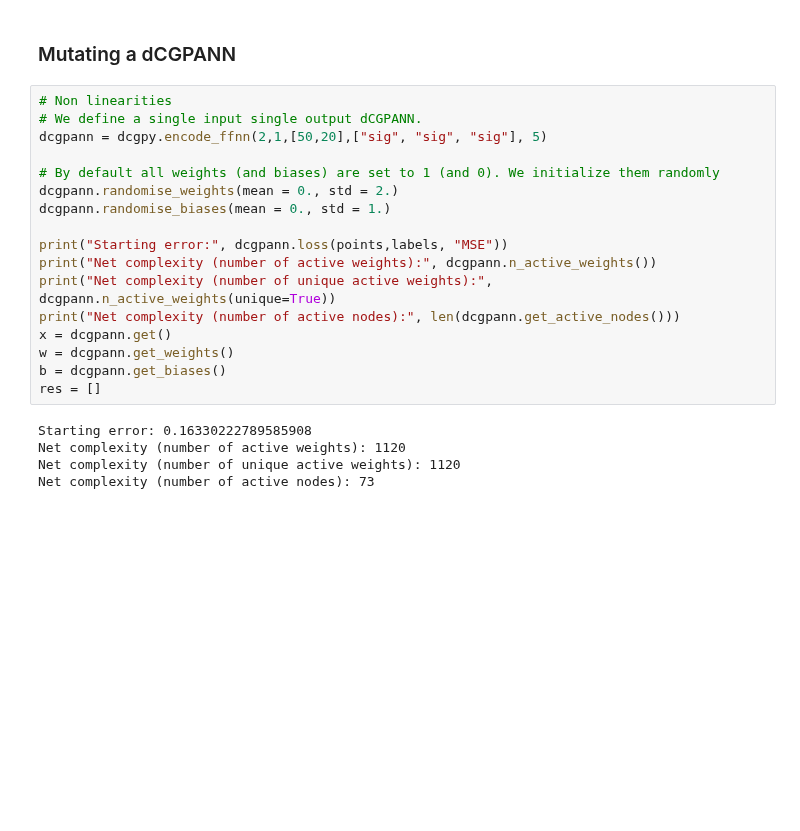
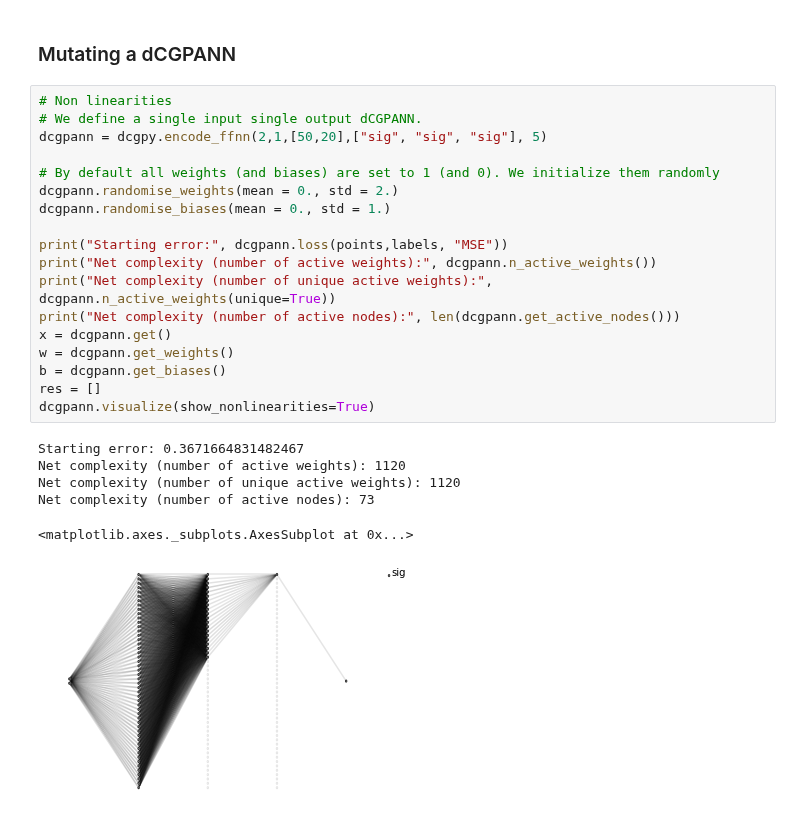
Before and after one commit to darioizzo/dcgp, a Jupyter notebook: doc/sphinx/notebooks/sandbox_regression2-Copy1.ipynb, the cells around one changed output. Saved outputs shown, nothing was run; the diff lists cells and outputs as text; blank space fills up the shorter version.

```diff
--- a/doc/sphinx/notebooks/sandbox_regression2-Copy1.ipynb
+++ b/doc/sphinx/notebooks/sandbox_regression2-Copy1.ipynb
@@ -57,25 +57,28 @@ _ = plt.title("function to be learned")
 # %%
 # Non linearities
 # We define a single input single output dCGPANN.
 dcgpann = dcgpy.encode_ffnn(2,1,[50,20],["sig", "sig", "sig"], 5)
 
 # By default all weights (and biases) are set to 1 (and 0). We initialize them randomly
 dcgpann.randomise_weights(mean = 0., std = 2.)
 dcgpann.randomise_biases(mean = 0., std = 1.)
 
 print("Starting error:", dcgpann.loss(points,labels, "MSE"))
 print("Net complexity (number of active weights):", dcgpann.n_active_weights())
 print("Net complexity (number of unique active weights):", dcgpann.n_active_weights(unique=True))
 print("Net complexity (number of active nodes):", len(dcgpann.get_active_nodes()))
 x = dcgpann.get()
 w = dcgpann.get_weights()
 b = dcgpann.get_biases()
 res = []
+dcgpann.visualize(show_nonlinearities=True)
 # %% [output]
-Starting error: 0.16330222789585908
+Starting error: 0.3671664831482467
 Net complexity (number of active weights): 1120
 Net complexity (number of unique active weights): 1120
 Net complexity (number of active nodes): 73
+<matplotlib.axes._subplots.AxesSubplot at 0x...>
+[figure, added]
 # %%
 # We show the effect of mutations
 n_mutations = 100
```
Also changed, not shown: parts of 12 cells of this notebook, 1 other file.
